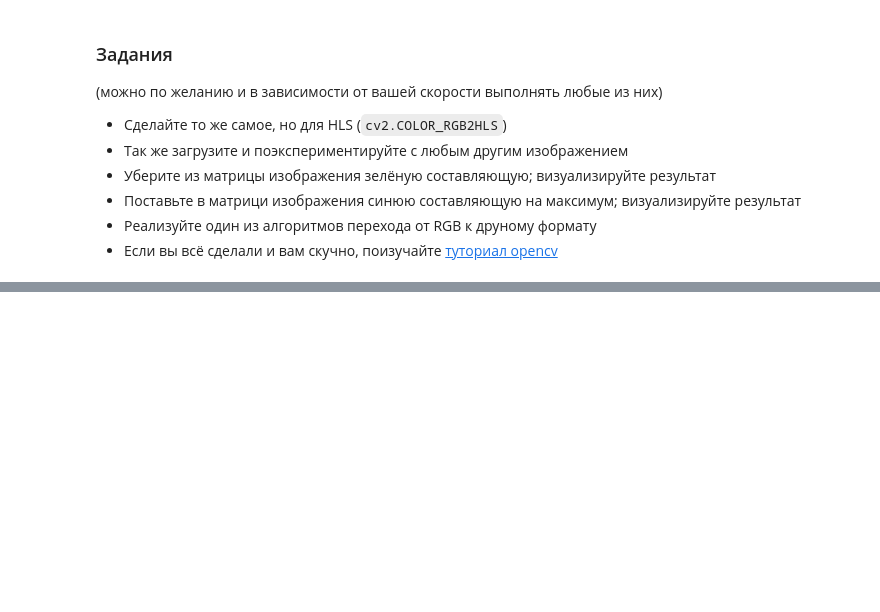
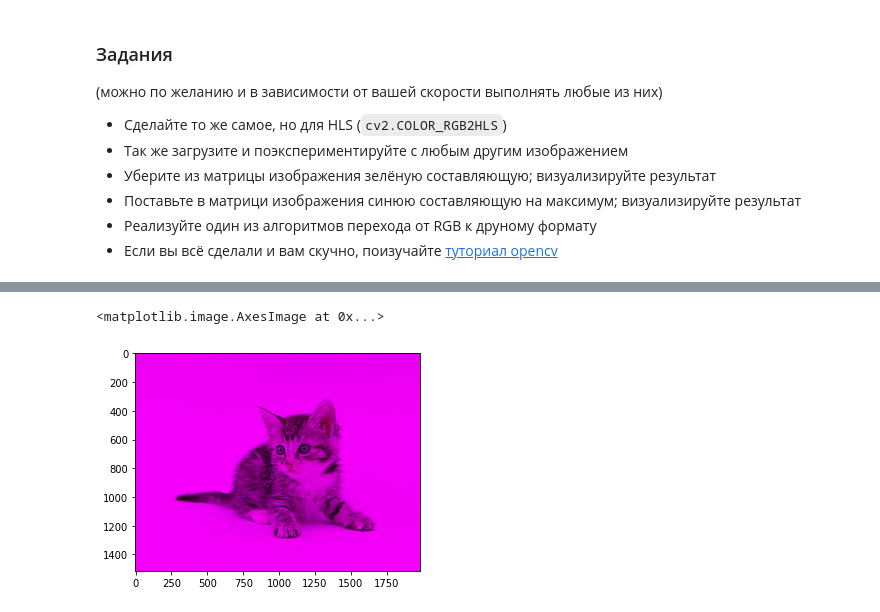
Before and after one commit to vadim0x60/netology-cv-2019, a Jupyter notebook: day1/colorspace.ipynb, the cells around one changed output, grey strips where cells are left out. Drawn from its saved outputs; the diff is of its cells as text; code cells hidden in the pictures; blank space fills up the shorter version.

```diff
--- a/day1/colorspace.ipynb
+++ b/day1/colorspace.ipynb
@@ -114,0 +124,5 @@ array([[  4,   4,   1, ...,   7,   5,   2],
+# %%
+plt.imshow(kitten[..., ::-1])
+# %% [output]
+<matplotlib.image.AxesImage at 0x...>
+[figure, added]
```
Also changed, not shown: parts of 3 cells of this notebook, 1 other file.
